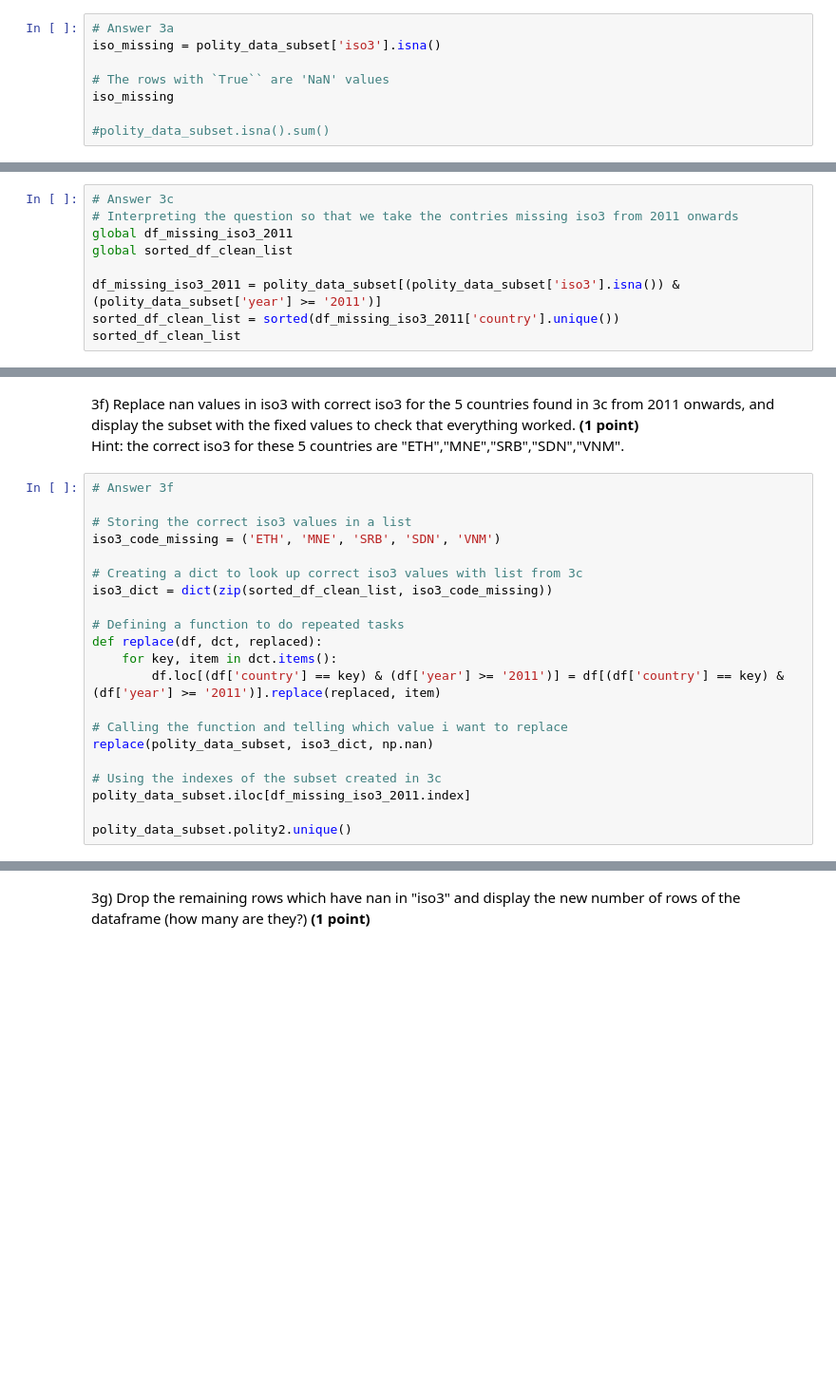
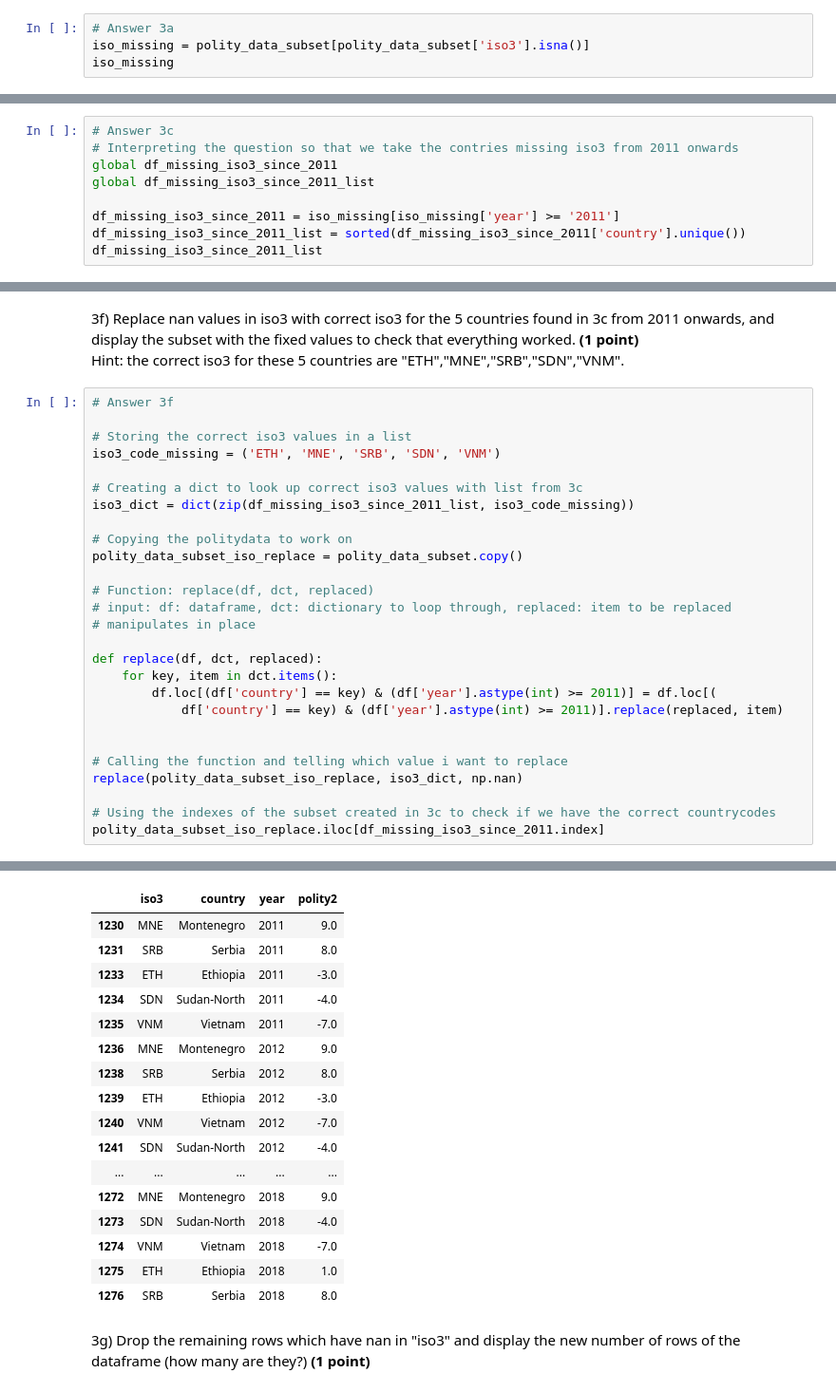
Before and after one commit to percw/class_datascience, a Jupyter notebook: Notebooks/Assignment/individual_assignment/01_individual_assignment.ipynb, the cells around one changed output, grey strips where cells are left out. Shown at 95% size. Drawn from its saved outputs; the diff is of its cells as text; blank space fills up the shorter version.

```diff
--- a/Notebooks/Assignment/individual_assignment/01_individual_assignment.ipynb
+++ b/Notebooks/Assignment/individual_assignment/01_individual_assignment.ipynb
@@ -120,10 +135,6 @@ string[python]
 3a) Subset the rows that have iso3 missing and display **(1 point)**
 # %%
 # Answer 3a
-iso_missing = polity_data_subset['iso3'].isna()
-
-# The rows with `True`` are 'NaN' values
+iso_missing = polity_data_subset[polity_data_subset['iso3'].isna()]
 iso_missing
-
-#polity_data_subset.isna().sum()
 # %% [output]
@@ -158,12 +170,12 @@ They seem to be old countries, or old country names.
 # %%
 # Answer 3c
 # Interpreting the question so that we take the contries missing iso3 from 2011 onwards
-global df_missing_iso3_2011
-global sorted_df_clean_list
+global df_missing_iso3_since_2011
+global df_missing_iso3_since_2011_list
 
-df_missing_iso3_2011 = polity_data_subset[(polity_data_subset['iso3'].isna()) & (polity_data_subset['year'] >= '2011')]
-sorted_df_clean_list = sorted(df_missing_iso3_2011['country'].unique())
-sorted_df_clean_list
+df_missing_iso3_since_2011 = iso_missing[iso_missing['year'] >= '2011']
+df_missing_iso3_since_2011_list = sorted(df_missing_iso3_since_2011['country'].unique())
+df_missing_iso3_since_2011_list
 # %% [output]
 ['Ethiopia', 'Montenegro', 'Serbia', 'Sudan-North', 'Vietnam']
 # %% [markdown]
@@ -233,18 +251,24 @@ Hint: the correct iso3 for these 5 countries are "ETH","MNE","SRB","SDN","VNM".
 iso3_code_missing = ('ETH', 'MNE', 'SRB', 'SDN', 'VNM')
 
 # Creating a dict to look up correct iso3 values with list from 3c
-iso3_dict = dict(zip(sorted_df_clean_list, iso3_code_missing))
+iso3_dict = dict(zip(df_missing_iso3_since_2011_list, iso3_code_missing))
 
-# Defining a function to do repeated tasks
+# Copying the politydata to work on
+polity_data_subset_iso_replace = polity_data_subset.copy()
+
+# Function: replace(df, dct, replaced)
+# input: df: dataframe, dct: dictionary to loop through, replaced: item to be replaced
+# manipulates in place
+
 def replace(df, dct, replaced):
- 	for key, item in dct.items():
- 		df.loc[(df['country'] == key) & (df['year'] >= '2011')] = df[(df['country'] == key) & (df['year'] >= '2011')].replace(replaced, item)
+    for key, item in dct.items():
+        df.loc[(df['country'] == key) & (df['year'].astype(int) >= 2011)] = df.loc[(
+            df['country'] == key) & (df['year'].astype(int) >= 2011)].replace(replaced, item)
+
 
 # Calling the function and telling which value i want to replace
-replace(polity_data_subset, iso3_dict, np.nan)
+replace(polity_data_subset_iso_replace, iso3_dict, np.nan)
 
-# Using the indexes of the subset created in 3c
-polity_data_subset.iloc[df_missing_iso3_2011.index]
-
-polity_data_subset.polity2.unique()
+# Using the indexes of the subset created in 3c to check if we have the correct countrycodes
+polity_data_subset_iso_replace.iloc[df_missing_iso3_since_2011.index]
 # %% [output]
@@ -254,3 +275,20 @@ array([ -7.,   1., -10.,  nan,  -9.,  -4.,  -6.,  -1.,   2.,  -5.,  -8.,
+|  | iso3 | country | year | polity2 |
+| 1230 | MNE | Montenegro | 2011 | 9.0 |
+| 1231 | SRB | Serbia | 2011 | 8.0 |
+| 1233 | ETH | Ethiopia | 2011 | -3.0 |
+| 1234 | SDN | Sudan-North | 2011 | -4.0 |
+| 1235 | VNM | Vietnam | 2011 | -7.0 |
+| 1236 | MNE | Montenegro | 2012 | 9.0 |
+| 1238 | SRB | Serbia | 2012 | 8.0 |
+| 1239 | ETH | Ethiopia | 2012 | -3.0 |
+| 1240 | VNM | Vietnam | 2012 | -7.0 |
+| 1241 | SDN | Sudan-North | 2012 | -4.0 |
+| ... | ... | ... | ... | ... |
+| 1272 | MNE | Montenegro | 2018 | 9.0 |
+| 1273 | SDN | Sudan-North | 2018 | -4.0 |
+| 1274 | VNM | Vietnam | 2018 | -7.0 |
+| 1275 | ETH | Ethiopia | 2018 | 1.0 |
+| 1276 | SRB | Serbia | 2018 | 8.0 |
 # %% [markdown]
 3g) Drop the remaining rows which have nan in "iso3" and display the new number of rows of the dataframe (how many are they?) **(1 point)**
 # %%
```
Also changed, not shown: parts of 22 cells of this notebook, 3 other files.
